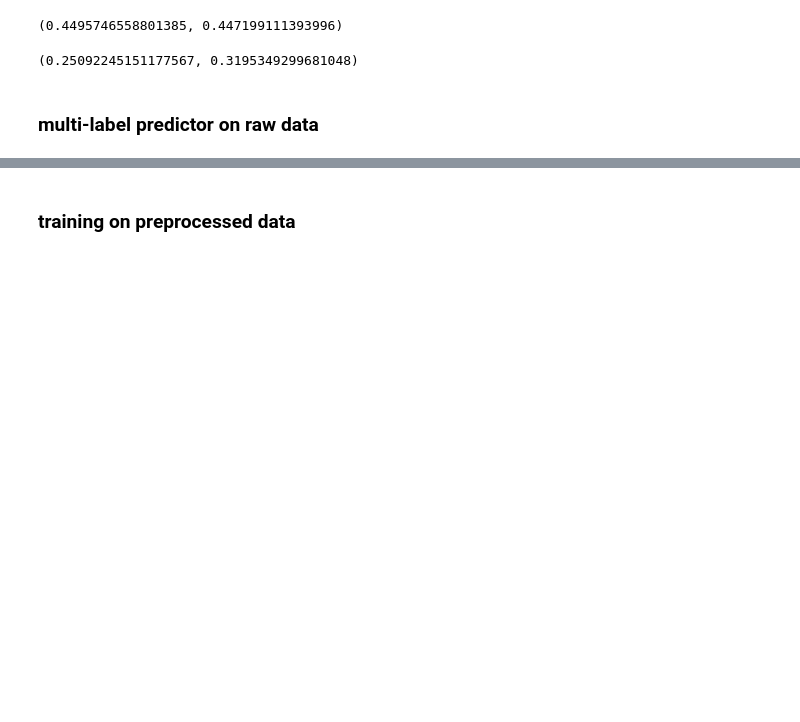
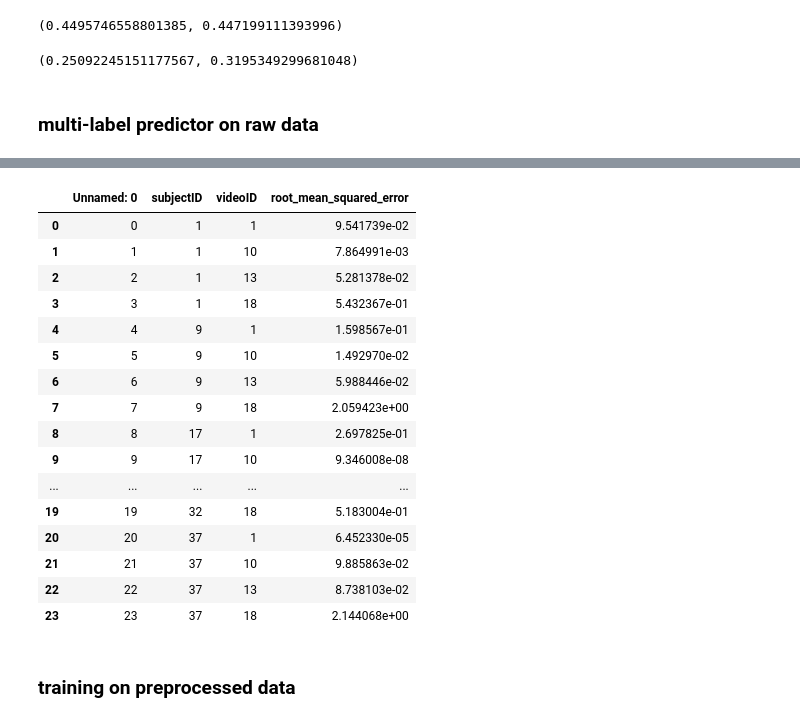
Before and after one commit to MonicaPH/EPiC-2023-competition_CARElab, a Jupyter notebook: CARElab/compare_Raw_Feature.ipynb, the cells around one changed output, grey strips where cells are left out. Drawn from its saved outputs; the diff is of its cells as text; code cells hidden in the pictures; blank space fills up the shorter version.

```diff
--- a/CARElab/compare_Raw_Feature.ipynb
+++ b/CARElab/compare_Raw_Feature.ipynb
@@ -485,2 +709,22 @@ pd.concat(list_predictions, axis=0).to_csv(f'AutogluonModels/scenario_1/output/c
+# %%
+raw_rmse_arousal
+# %% [output]
+|  | Unnamed: 0 | subjectID | videoID | root_mean_squared_error |
+| 0 | 0 | 1 | 1 | 9.541739e-02 |
+| 1 | 1 | 1 | 10 | 7.864991e-03 |
+| 2 | 2 | 1 | 13 | 5.281378e-02 |
+| 3 | 3 | 1 | 18 | 5.432367e-01 |
+| 4 | 4 | 9 | 1 | 1.598567e-01 |
+| 5 | 5 | 9 | 10 | 1.492970e-02 |
+| 6 | 6 | 9 | 13 | 5.988446e-02 |
+| 7 | 7 | 9 | 18 | 2.059423e+00 |
+| 8 | 8 | 17 | 1 | 2.697825e-01 |
+| 9 | 9 | 17 | 10 | 9.346008e-08 |
+| ... | ... | ... | ... | ... |
+| 19 | 19 | 32 | 18 | 5.183004e-01 |
+| 20 | 20 | 37 | 1 | 6.452330e-05 |
+| 21 | 21 | 37 | 10 | 9.885863e-02 |
+| 22 | 22 | 37 | 13 | 8.738103e-02 |
+| 23 | 23 | 37 | 18 | 2.144068e+00 |
 # %% [markdown]
 ### training on preprocessed data
```
Also changed, not shown: parts of 10 cells of this notebook.
